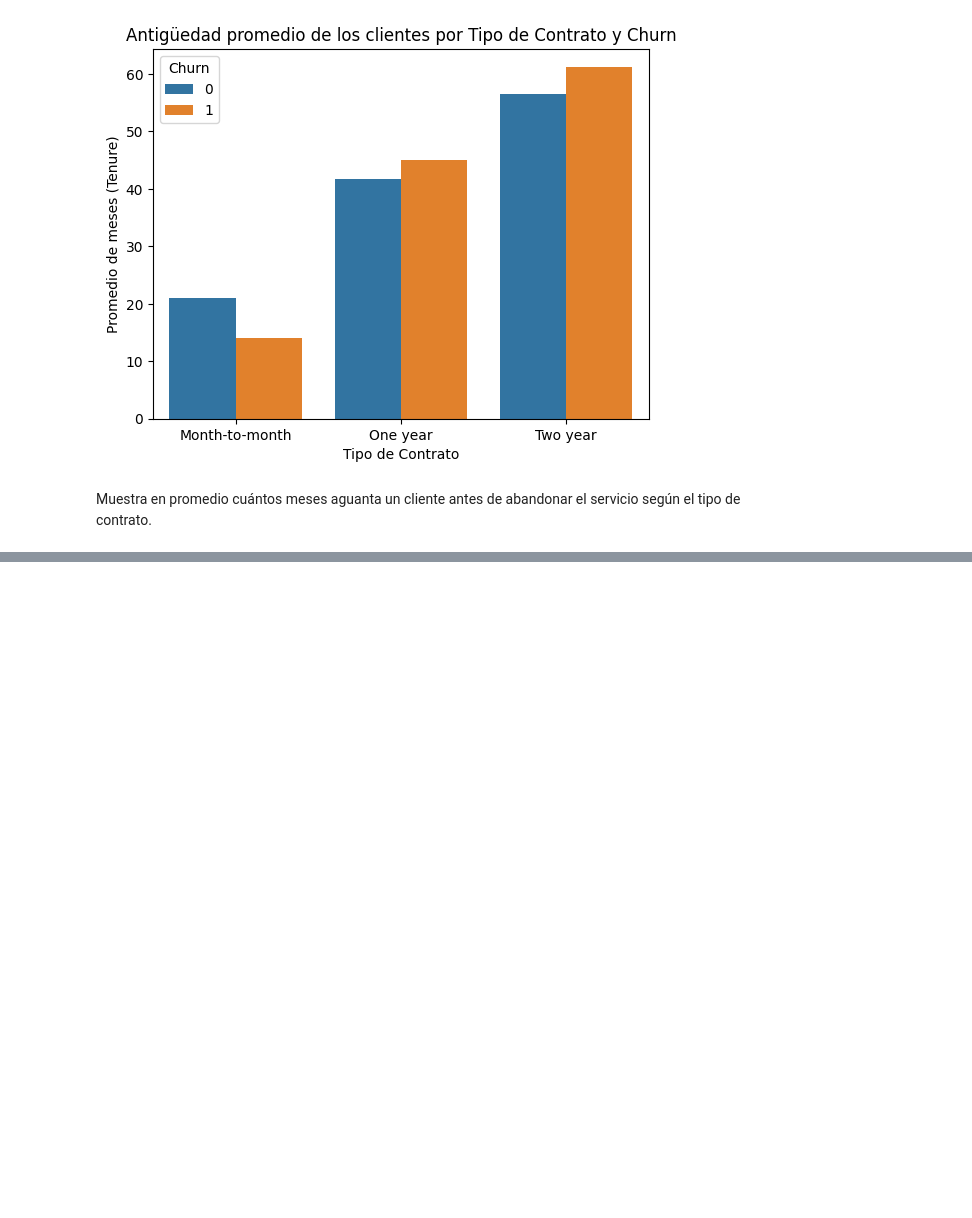
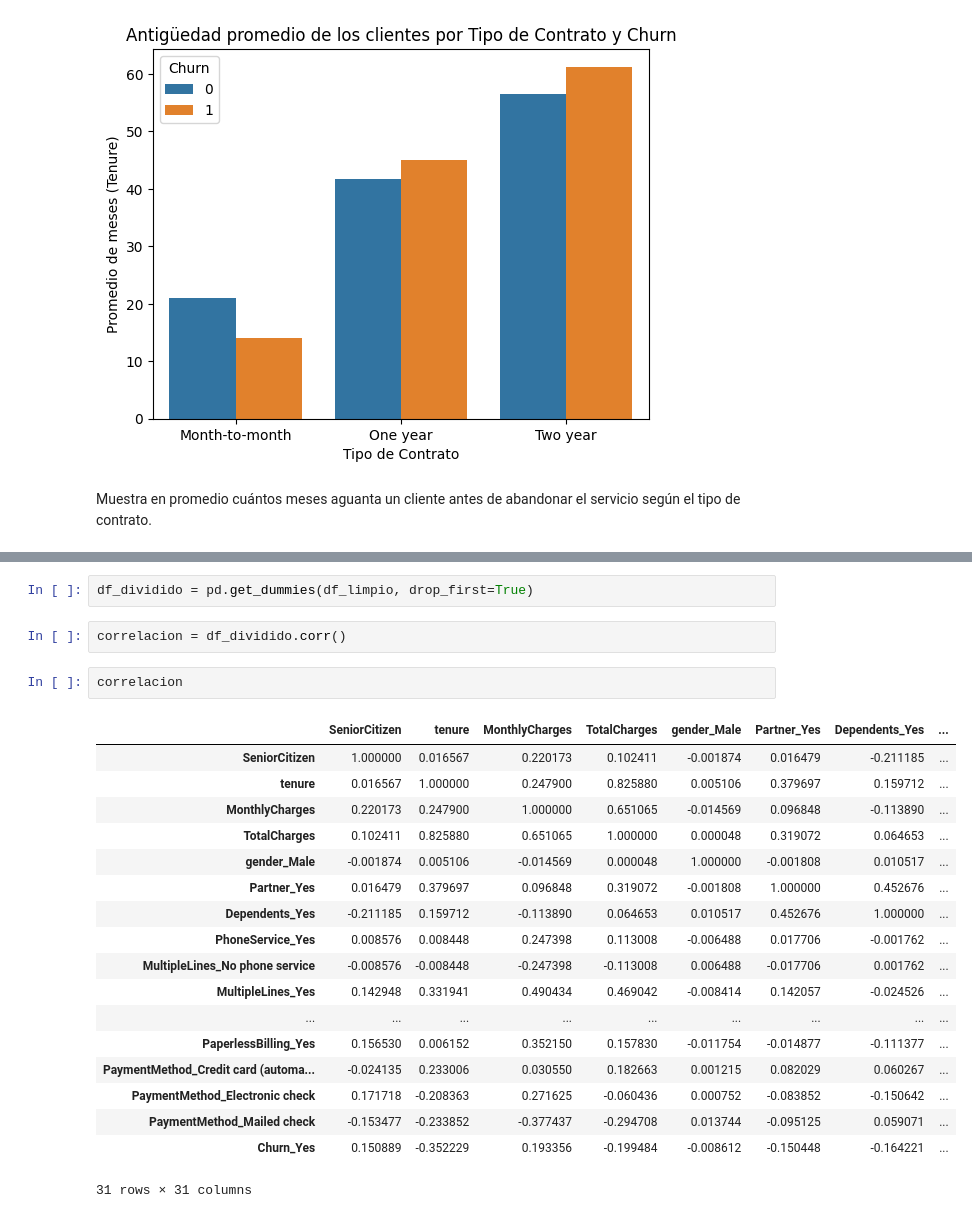
Before and after one commit to Dalzsfn/deteccion-de-abandono-de-servicios, a Jupyter notebook: analisis.ipynb, the cells around one changed output, grey strips where cells are left out. Saved outputs shown, nothing was run; the diff lists cells and outputs as text; blank space fills up the shorter version.

```diff
--- a/analisis.ipynb
+++ b/analisis.ipynb
@@ -105,0 +150,25 @@ Muestra en promedio cuántos meses aguanta un cliente antes de abandonar el serv
+# %%
+df_dividido = pd.get_dummies(df_limpio, drop_first=True)
+# %%
+correlacion = df_dividido.corr()
+# %%
+correlacion
+# %% [output]
+|  | SeniorCitizen | tenure | MonthlyCharges | TotalCharges | gender_Male | Partner_Yes | Dependents_Yes | ... |
+| SeniorCitizen | 1.000000 | 0.016567 | 0.220173 | 0.102411 | -0.001874 | 0.016479 | -0.211185 | ... |
+| tenure | 0.016567 | 1.000000 | 0.247900 | 0.825880 | 0.005106 | 0.379697 | 0.159712 | ... |
+| MonthlyCharges | 0.220173 | 0.247900 | 1.000000 | 0.651065 | -0.014569 | 0.096848 | -0.113890 | ... |
+| TotalCharges | 0.102411 | 0.825880 | 0.651065 | 1.000000 | 0.000048 | 0.319072 | 0.064653 | ... |
+| gender_Male | -0.001874 | 0.005106 | -0.014569 | 0.000048 | 1.000000 | -0.001808 | 0.010517 | ... |
+| Partner_Yes | 0.016479 | 0.379697 | 0.096848 | 0.319072 | -0.001808 | 1.000000 | 0.452676 | ... |
+| Dependents_Yes | -0.211185 | 0.159712 | -0.113890 | 0.064653 | 0.010517 | 0.452676 | 1.000000 | ... |
+| PhoneService_Yes | 0.008576 | 0.008448 | 0.247398 | 0.113008 | -0.006488 | 0.017706 | -0.001762 | ... |
+| MultipleLines_No phone service | -0.008576 | -0.008448 | -0.247398 | -0.113008 | 0.006488 | -0.017706 | 0.001762 | ... |
+| MultipleLines_Yes | 0.142948 | 0.331941 | 0.490434 | 0.469042 | -0.008414 | 0.142057 | -0.024526 | ... |
+| ... | ... | ... | ... | ... | ... | ... | ... | ... |
+| PaperlessBilling_Yes | 0.156530 | 0.006152 | 0.352150 | 0.157830 | -0.011754 | -0.014877 | -0.111377 | ... |
+| PaymentMethod_Credit card (automa... | -0.024135 | 0.233006 | 0.030550 | 0.182663 | 0.001215 | 0.082029 | 0.060267 | ... |
+| PaymentMethod_Electronic check | 0.171718 | -0.208363 | 0.271625 | -0.060436 | 0.000752 | -0.083852 | -0.150642 | ... |
+| PaymentMethod_Mailed check | -0.153477 | -0.233852 | -0.377437 | -0.294708 | 0.013744 | -0.095125 | 0.059071 | ... |
+| Churn_Yes | 0.150889 | -0.352229 | 0.193356 | -0.199484 | -0.008612 | -0.150448 | -0.164221 | ... |
+31 rows × 31 columns
```
Also changed, not shown: parts of 5 cells of this notebook.
